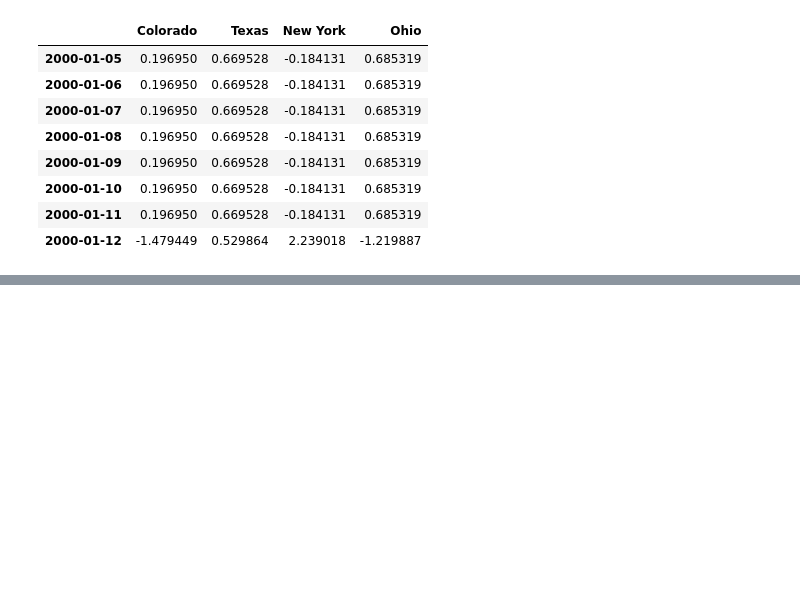
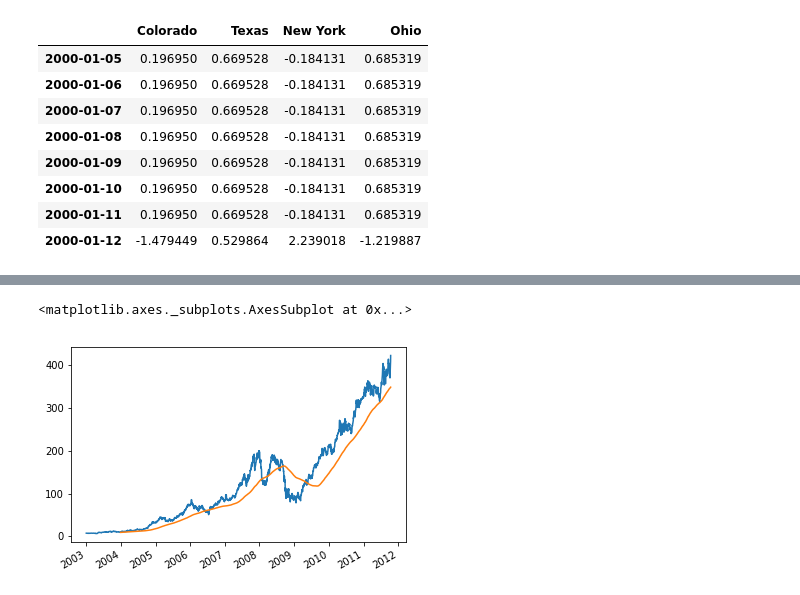
Before and after one commit to srqway/python, a Jupyter notebook: pandas-python/notebook/timeSeries.ipynb, the cells around one changed output, grey strips where cells are left out. Drawn from its saved outputs; the diff is of its cells as text; code cells hidden in the pictures; blank space fills up the shorter version.

```diff
--- a/pandas-python/notebook/timeSeries.ipynb
+++ b/pandas-python/notebook/timeSeries.ipynb
@@ -433,0 +438,4 @@ df.resample('D').ffill()
+# %%
+close_px_all = pd.read_csv('/home/hsiehpinghan/git/python/pandas-python/data/stock_px_2.csv', parse_dates=True, index_col=0)
+close_px = close_px_all[['AAPL', 'MSFT', 'XOM']]
+close_px[0:5]
@@ -433,0 +449,6 @@ df.resample('D').ffill()
+# %%
+close_px.AAPL.plot()
+close_px.AAPL.rolling(250).mean().plot()
+# %% [output]
+<matplotlib.axes._subplots.AxesSubplot at 0x...>
+[figure, added]
```
Also changed, not shown: parts of 18 cells of this notebook, 1 other file.
